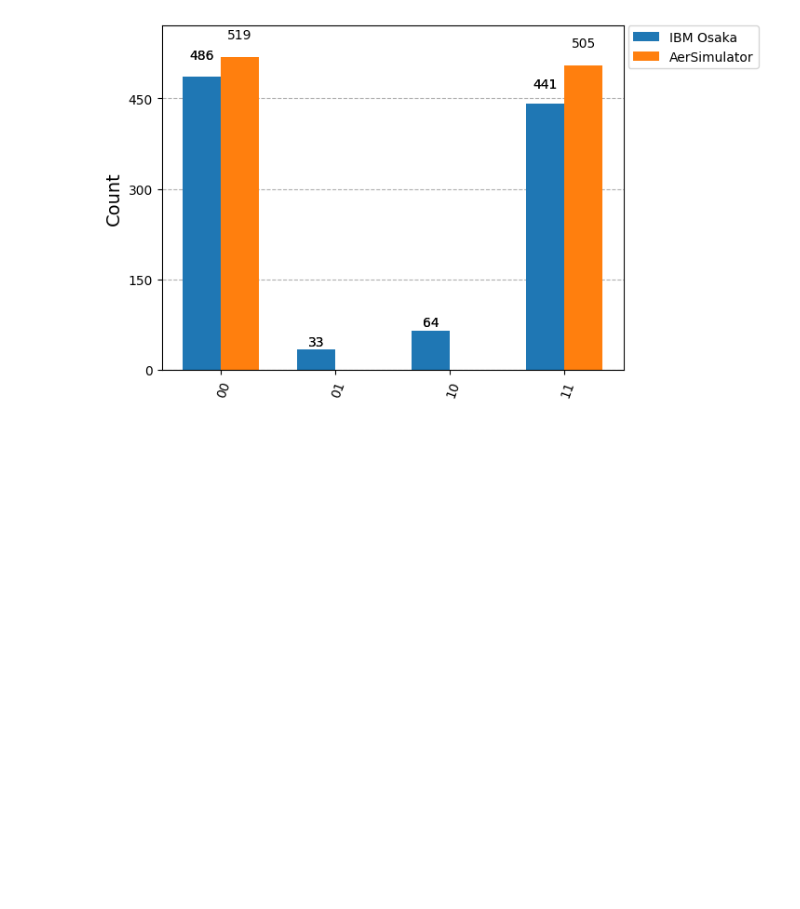
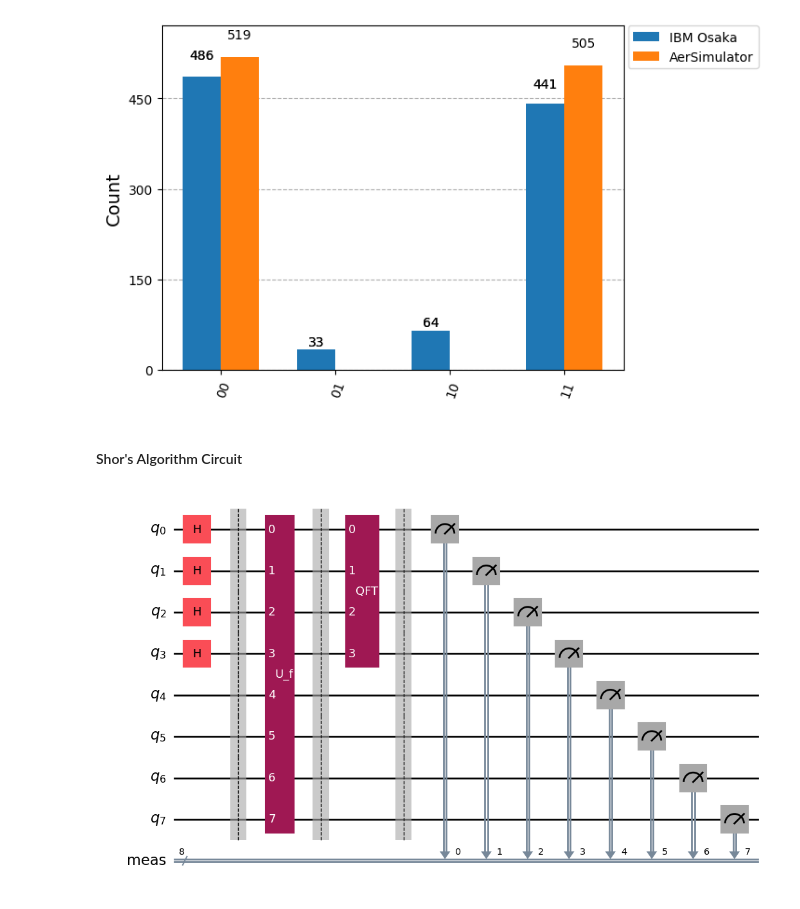
Before and after one commit to e-kneip/Lie-algebras, a Jupyter notebook: quantum-algorithms-demo.ipynb, the cells around one changed output. Cells and saved outputs as stored; diff of their text form; code cells hidden in the pictures; blank space fills up the shorter version.

Commit message:
Feat: quantum alg demos, added shor png

```diff
--- a/quantum-algorithms-demo.ipynb
+++ b/quantum-algorithms-demo.ipynb
@@ -58,3 +59,24 @@ counts_sim = result_sim[0].data.meas.get_counts()
 plot_histogram([counts, counts_sim], legend=['IBM Osaka', 'AerSimulator'])
 # %% [output]
 [figure]
+# %% [markdown]
+#### Shor's Algorithm Circuit
+# %%
+# Create Shor's Circuit
+
+qc = QuantumCircuit(8, name='U_f')
+uf = qc.to_instruction()
+
+qft = QFT(num_qubits=4).to_gate()
+
+qc = QuantumCircuit(8)
+qc.h([i for i in range(4)])
+qc.barrier()
+qc.append(uf, qargs=[i for i in range(8)])
+qc.barrier()
+qc.append(qft, qargs=[i for i in range(4)])
+qc.measure_all()
+
+qc.draw('mpl')
+# %% [output]
+[figure, added]
```
Also changed, not shown: parts of 1 cell of this notebook, 1 other file.
